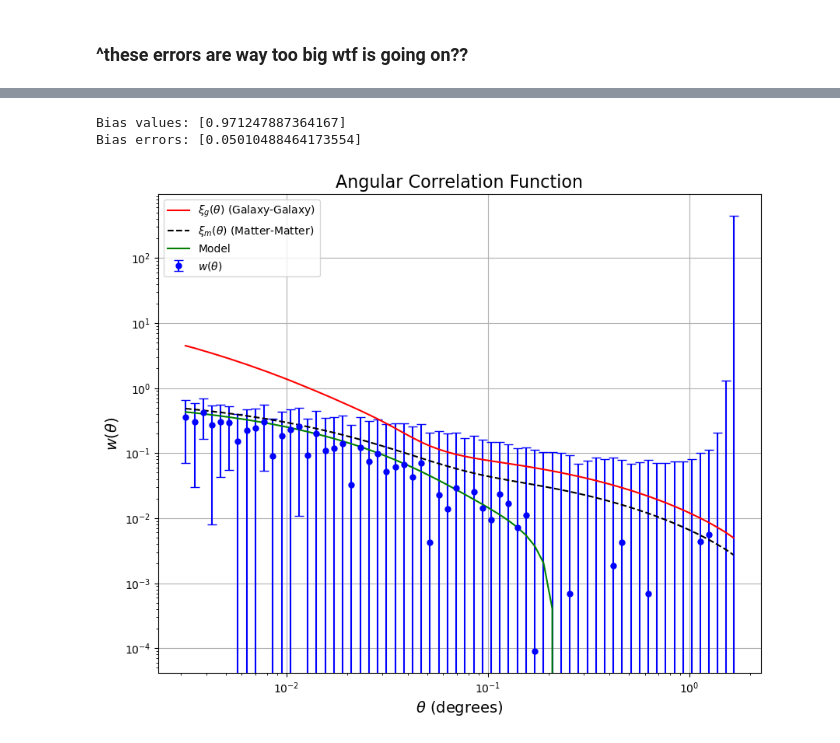
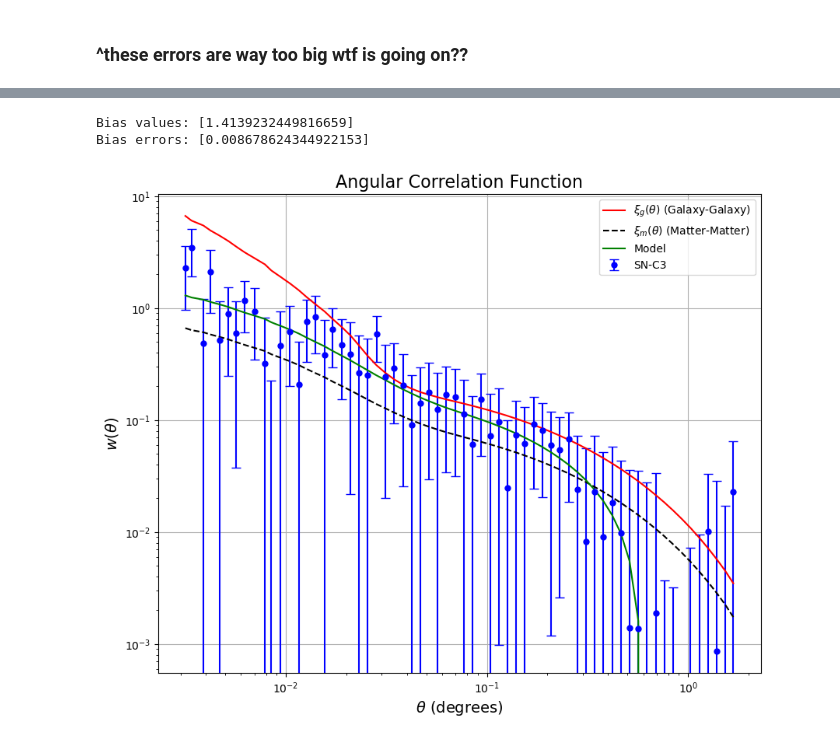
Before and after one commit to OtiliaIrina/Master_Thesis, a Jupyter notebook: New code/New_Test.ipynb, the cells around one changed output, grey strips where cells are left out. Saved outputs shown, nothing was run; the diff lists cells and outputs as text; code cells hidden in the pictures.

```diff
--- a/New code/New_Test.ipynb
+++ b/New code/New_Test.ipynb
@@ -17,24 +17,26 @@ import treecorr
 import DarkVerse as dv
 # %%
 
-# Define the home directory
 home_dir = os.path.expanduser('~')
 thesis_path = os.path.join(home_dir, 'Master_Thesis', 'DATA')
 
-# Load Catalog Data
-fits_file_path = os.path.join(thesis_path, "Y3_deep_fields_DB_wKNN_cat_COSMOS_zm.fits")
-t = Table.read(fits_file_path)
 
-masked_file_path = os.path.join(thesis_path, "COSMOS_masked_cat.fits")
-t3 = Table.read(masked_file_path)
 
-# Join tables on 'id'
-t = join(t, t3, keys='id')
-t.rename_column('ra_1', 'ra')
-t.rename_column('dec_1', 'dec')
+# Catalog
+fits_file_path = os.path.join(thesis_path, "Y3_deep_fields_DB_wKNN_cat_SN-C3_zm.fits")
+t= Table.read(fits_file_path)
+masked_file_path = os.path.join(thesis_path, "SN-C3_masked_cat.fits")
+t3= Table.read(masked_file_path)
+
+# Join in one table
+
+t=join(t,t3,keys='id')
+t.rename_column('ra_1','ra')
+t.rename_column('dec_1','dec')
+
 
 # Load Randoms
-fits_random = os.path.join(thesis_path, "COSMOS_randoms_ugriz_trim_video.fits")
+fits_random = os.path.join(thesis_path, "SN-C3_randoms_ugriz_trim_video.fits")
 t2 = Table.read(fits_random)
 randoms = t2  # Random catalog
 
@@ -47,10 +49,14 @@ config = {
     'var_method': 'bootstrap'
 }
 
-z_min=0.3
-z_max=0.5
-SM_min=9
-SM_max=10
+
+#subset = (t['z'] > 0.6) & (t['z'] < 0.7) & (t['SM']>10.5)& (t['SM']<11) #solar masses
+
+
+z_min=0.6
+z_max=0.7
+SM_min=10.5
+SM_max=11
 
 # Select Subsample
 subsample = dv.Subsample(catalog=t, randoms=randoms, z_min=z_min, z_max=z_max, SM_min=SM_min, SM_max=SM_max, config=config)
@@ -242,8 +236,8 @@ bias_values, bias_errors = bias_estimator.estimate_bias()
 print("Bias values:", bias_values)
 print("Bias errors:", bias_errors)
 # %% [output]
-Bias values: [0.971247887364167]
-Bias errors: [0.05010488464173554]
+Bias values: [1.4139232449816659]
+Bias errors: [0.008678624344922153]
 # %%
 xi_m_values = np.array(results['xi_m'])  # Matter-matter correlation function
 IC_values = np.array(bias_estimator.IC_list)  # Integral Constraint correction
@@ -253,29 +247,29 @@ model_values = xi_m_values * bias_values[0]**2 - IC_values[0]  # single subsampl
 # %%
 plt.figure(figsize=(10, 8))
 plt.errorbar(theta_values, w_theta_values, yerr=w_theta_errors, fmt='o',
-             color='blue', capsize=4, markersize=5, label=r'$w(\theta)$')
+             color='blue', capsize=4, markersize=5, label='SN-C3')
 
 # Plot galaxy and matter correlation functions
 plt.plot(theta_values, xi_g_values, label=r'$\xi_{g}(\theta)$ (Galaxy-Galaxy)', linestyle='-', color='red')
 plt.plot(theta_values, xi_m_values, label=r'$\xi_{m}(\theta)$ (Matter-Matter)', linestyle='dashed', color='black')
 
 plt.plot(theta_values, model_values, label=r'Model', color='g')
 plt.xscale('log')
 plt.yscale('log')
 
 # Labels and title
 plt.xlabel(r'$\theta$ (degrees)', fontsize=14)
 plt.ylabel(r'$ w(\theta)$', fontsize=14)
 plt.title('Angular Correlation Function', fontsize=16)
 
 # Add legend and grid
 plt.legend()
 plt.grid(True)
 
 # Show plot
 plt.show()
 # %% [output]
-[figure, old version]
+[figure, new version]
 # %%
 plt.figure(figsize=(10, 8))
 plt.scatter(theta_values, w_theta_values,
```
Also changed, not shown: parts of 12 cells of this notebook, 1 other file.
